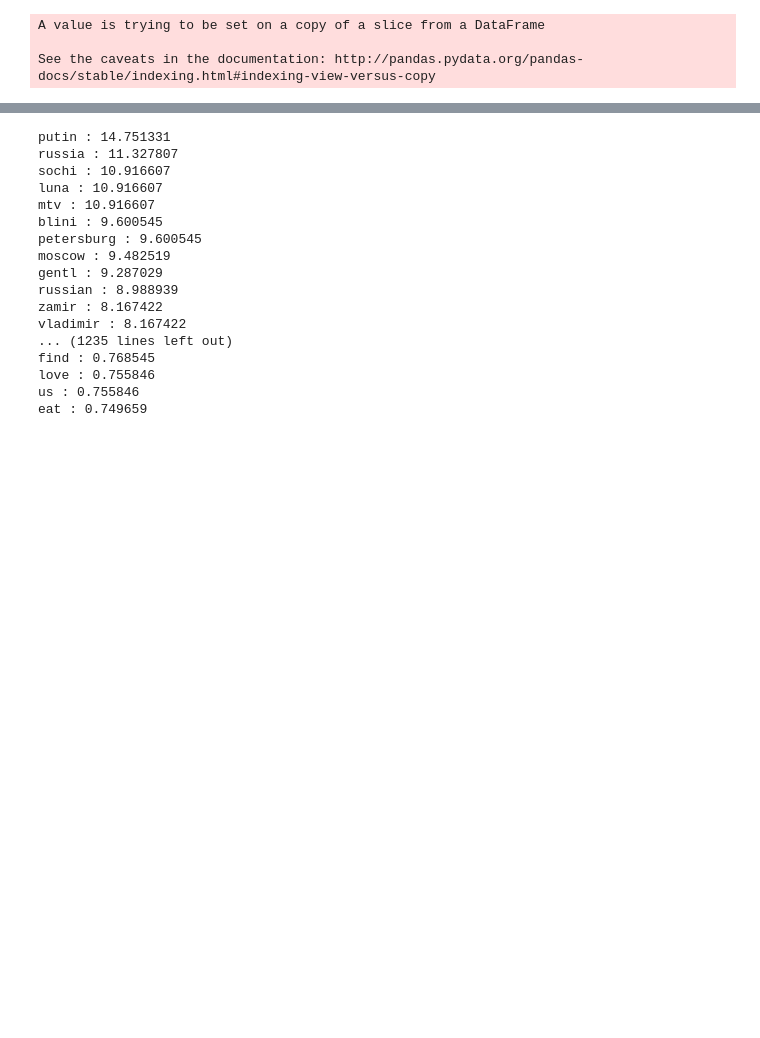
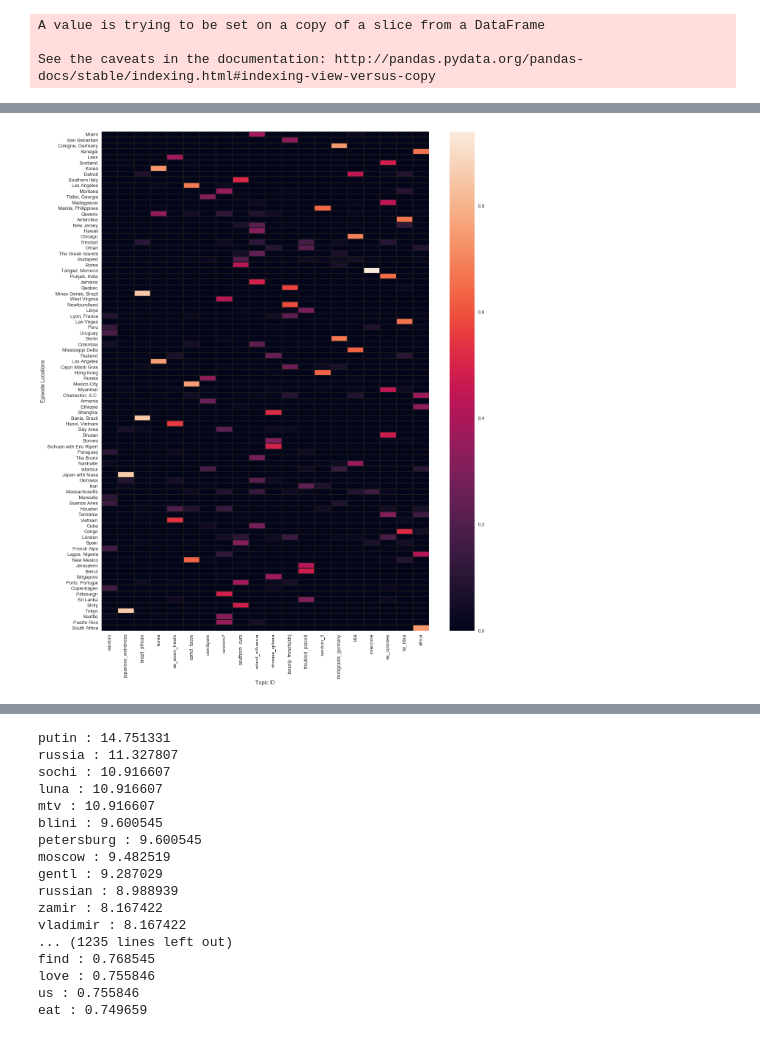
Before and after one commit to katherinechandler/puk_nlp, a Jupyter notebook: parts_unknown_initial_exploration.ipynb, the cells around one changed output, grey strips where cells are left out. Cells and saved outputs as stored; diff of their text form; code cells hidden in the pictures; blank space fills up the shorter version.

```diff
--- a/parts_unknown_initial_exploration.ipynb
+++ b/parts_unknown_initial_exploration.ipynb
@@ -379,0 +501,15 @@ realli   1014
+# %%
+# use tfidf vectorizer to vectorize and transform the data
+
+tfidf_vectorizer = TfidfVectorizer(stop_words=set(puk_stopwords),
+                                   smooth_idf=False,
+                                   max_features=10000,
+                                   max_df=60)
+
+tfidf = tfidf_vectorizer.fit_transform(data)
+# %%
+# fit NMF model
+model = NMF(n_components=20, init='nndsvd', random_state=42)
+
+W = model.fit_transform( tfidf )
+H = model.components_
@@ -379,0 +537,32 @@ realli   1014
+# %%
+# save topics to df with labels
+
+topic_names = ['random', 'japanese_weirdness', 'brazil_african', 'korea', 'se_asian_treats',
+ 'cartel_tacos', 'ussr&pals', 'random2', 'southern_euro', 'island_influence',
+ 'chinese_sphere', 'loosely_french(ish)', 'troubled_placed', 'random_3', 'immigrants_germany',
+ 'usa', 'interzone', 'ex_colonies', 'no_idea', 'africa']
+
+topics = get_nmf_topics(model, tfidf_vectorizer, 20, 15)
+topics.columns = topic_names
+# %%
+# set up df of episode scores by topics
+
+episode_locations = puk.episode_location
+episode_scores = pd.DataFrame(W,index=episode_locations)
+episode_scores.columns = topic_names
+# %%
+import matplotlib.pyplot as plt
+
+sns.set_context(context='talk', font_scale=1)
+# Draw a heatmap with the numeric values in each cell
+plt.subplots(figsize=(20,25))
+ax = sns.heatmap(episode_scores)
+ax.hlines([range(len(episode_scores))], *ax.get_xlim())
+ax.vlines([range(20)], *ax.get_ylim())
+ax.set_xlabel('Topic ID')
+ax.set_ylabel('Episode Locations')
+plt.setp(ax.get_xticklabels(), rotation=90)
+
+plt.show()
+# %% [output]
+[figure, added]
```
Also changed, not shown: parts of 134 cells of this notebook.
